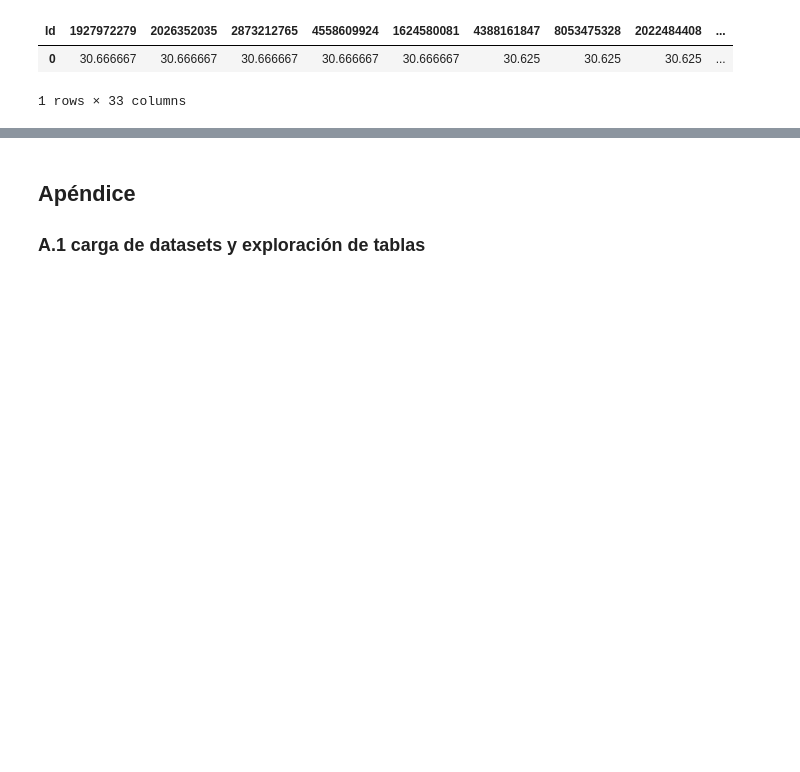
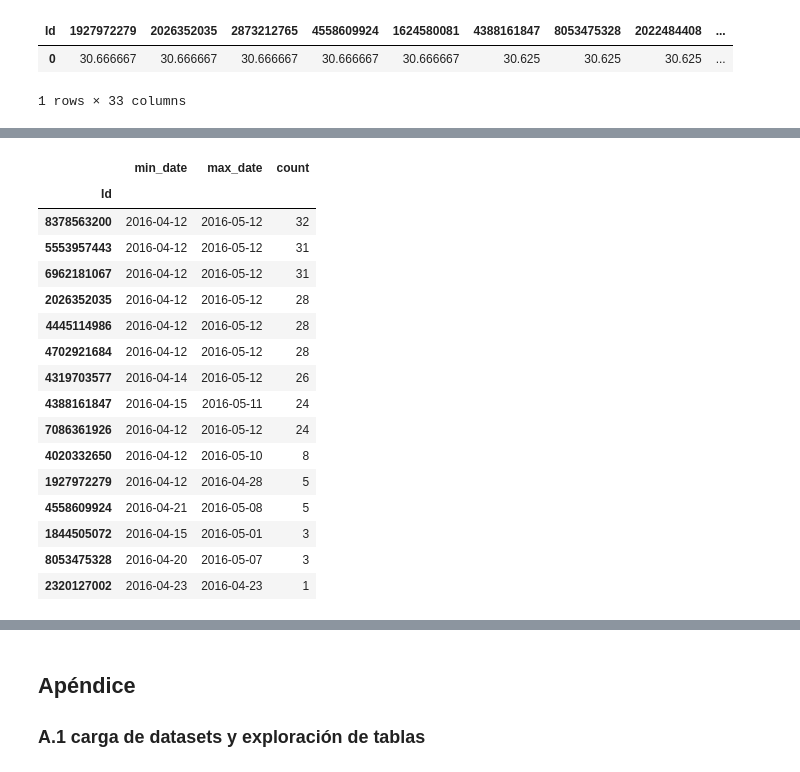
Before and after one commit to JuanD13Perez/Books_and_courses, a Jupyter notebook: Google_Data_Analysis_Prof_Certificate/Bellabeat_Case_Study.ipynb, the cells around one changed output, grey strips where cells are left out. Cells and saved outputs as stored; diff of their text form; code cells hidden in the pictures; blank space fills up the shorter version.

```diff
--- a/Google_Data_Analysis_Prof_Certificate/Bellabeat_Case_Study.ipynb
+++ b/Google_Data_Analysis_Prof_Certificate/Bellabeat_Case_Study.ipynb
@@ -231,0 +225,22 @@ array([<AxesSubplot:xlabel='Day_and_hour'>,
+# %%
+sleep.groupby('Id').agg(min_date = ('datetime', 'min'),\
+                        max_date = ('datetime', 'max'), \
+                        count = ('datetime', 'count')).sort_values(by = 'count', ascending = False)
+# %% [output]
+|  | min_date | max_date | count |
+| Id |  |  |  |
+| 8378563200 | 2016-04-12 | 2016-05-12 | 32 |
+| 5553957443 | 2016-04-12 | 2016-05-12 | 31 |
+| 6962181067 | 2016-04-12 | 2016-05-12 | 31 |
+| 2026352035 | 2016-04-12 | 2016-05-12 | 28 |
+| 4445114986 | 2016-04-12 | 2016-05-12 | 28 |
+| 4702921684 | 2016-04-12 | 2016-05-12 | 28 |
+| 4319703577 | 2016-04-14 | 2016-05-12 | 26 |
+| 4388161847 | 2016-04-15 | 2016-05-11 | 24 |
+| 7086361926 | 2016-04-12 | 2016-05-12 | 24 |
+| 4020332650 | 2016-04-12 | 2016-05-10 | 8 |
+| 1927972279 | 2016-04-12 | 2016-04-28 | 5 |
+| 4558609924 | 2016-04-21 | 2016-05-08 | 5 |
+| 1844505072 | 2016-04-15 | 2016-05-01 | 3 |
+| 8053475328 | 2016-04-20 | 2016-05-07 | 3 |
+| 2320127002 | 2016-04-23 | 2016-04-23 | 1 |
```
Also changed, not shown: parts of 44 cells of this notebook.
